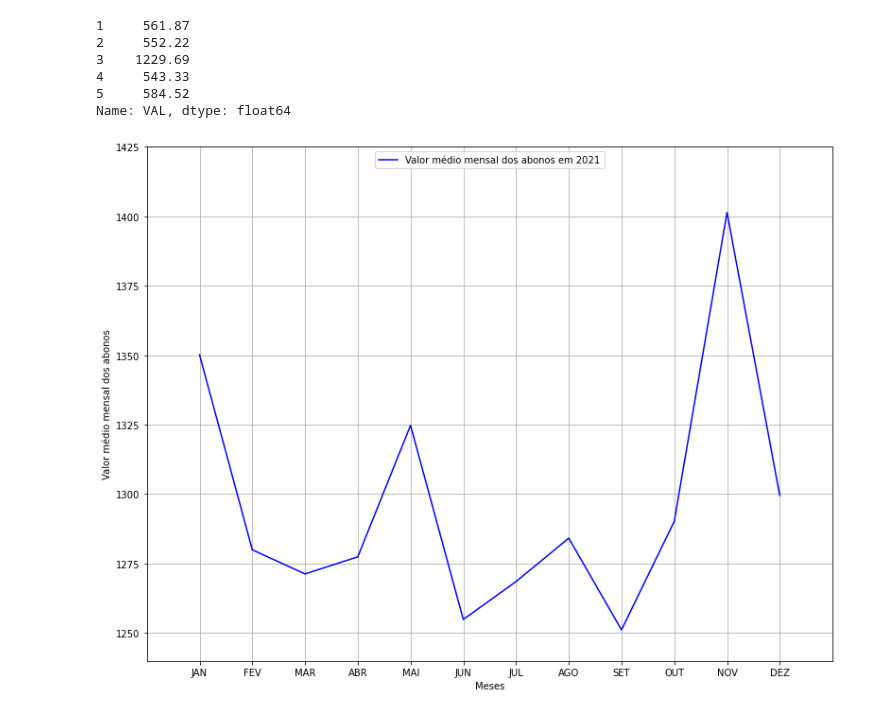
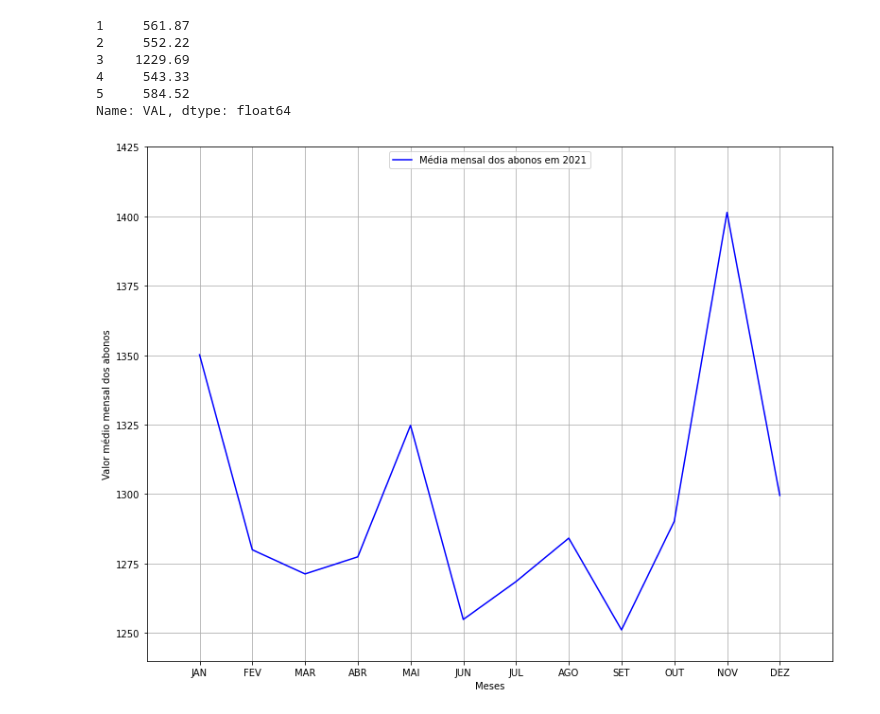
Before and after one commit to ghastcmd/data-science-project, a Jupyter notebook: Projeto.ipynb, the cells around one changed output. Saved outputs shown, nothing was run; the diff lists cells and outputs as text; code cells hidden in the pictures.

Commit message:
Finished data description
Proceed to predictive model

```diff
--- a/Projeto.ipynb
+++ b/Projeto.ipynb
@@ -7,10 +8,10 @@ import statistics
 # %%
-dir = r'Aposentados 2021'#Insira o caminho da pasta com o dado dos aposentados
+dir = r'D:\Users\darly\Documents\Estudos\Ciência de dados\Projeto\Notebook\Aposentados 2021'#Insira o caminho da pasta com o dado dos aposentados
 files = glob.glob(dir + "/*.csv")
 df = []
 cols = ['Nome','CPF','Matrícula do Servidor','Nome do órgão','Sigla do órgão','Código do órgão superior','Cargo', 'Classe', 'Padrão',
         'Referência', 'Nível' ,'Tipo de Aposentadoria','Fundamentação da inatividade','Nome Diploma Legal',
-        'Data publicação do Diploma Legal','Ocorrência de ingresso no serviço público','Data de ocorrência de ingresso no serviço público ','Rendimento líquido']
+        'Data publicação do Diploma Legal','Ocorrência de ingresso no serviço público','Data de ocorrência de ingresso no serviço público ','Rendimento_liq']
 for i in range(len(files)):
     df.append(pd.read_csv(files[i], header=None, names=cols,encoding='Latin1' ,sep=';', on_bad_lines = 'skip' ))
 
@@ -24,7 +25,7 @@ df_ap.head()
 | 3 | JOSE ROSINALDO ALVES DOS SANTOS ... | ***820935** | 130000030752 | MINIST.DA AGRICULTURA,PECUARIA E ... | MAPA | 0 | AGENTE ADMINISTRATIVO | ... |
 | 4 | MARIA ODEISE PINTO DE OLIVEIRA ... | ***545912** | 130000031045 | MINIST.DA AGRICULTURA,PECUARIA E ... | MAPA | 0 | AGENTE ADMINISTRATIVO | ... |
 # %%
-dir= r'Abono 2021'#Insira o caminho da pasta com o dado dos abonos
+dir= r'D:\Users\darly\Documents\Estudos\Ciência de dados\Projeto\Notebook\Abono 2021'#Insira o caminho da pasta com o dado dos abonos
 files = glob.glob(dir + "/*.csv")
 cols = ['Nome','CPF','Descr_empr','Escolaidade','org_atuação','UF_da_UPAG','uni._organ','UF',
 'Cidade', 'Situacao', 'Anos_servico','meses_servico','Inicio_Abono','VAL']
@@ -119,21 +120,21 @@ Name: VAL, dtype: float64
 # %%
 #Valor mensal de abonos em 2021
 meses = ['JAN', 'FEV', 'MAR', 'ABR', 'MAI', 'JUN', 'JUL', 'AGO', 'SET', 'OUT', 'NOV', 'DEZ']
 meses_medias = list(df_abono.groupby('Mes').VAL.mean())
 
 fig = plt.figure(figsize=(13, 10))
 plt.plot(meses, meses_medias, color = 'blue')
 plt.ylim(1240, 1425)
 plt.xlim(-1, 12)
 
 plt.rc('grid', linestyle="-.", color='gray')
 plt.grid(True)
 
 plt.xlabel('Meses')
 plt.ylabel('Valor médio mensal dos abonos')
-plt.legend(['Valor médio mensal dos abonos em 2021'], loc=9)
+plt.legend(['Média mensal dos abonos em 2021'], loc=9)
 plt.show()
 
 fig.savefig('valor médio mensal dos abonos em 2021.png', format='png', dpi=100)
 # %% [output]
-[figure, old version]
+[figure, new version]
```
Also changed, not shown: parts of 5 cells of this notebook.
